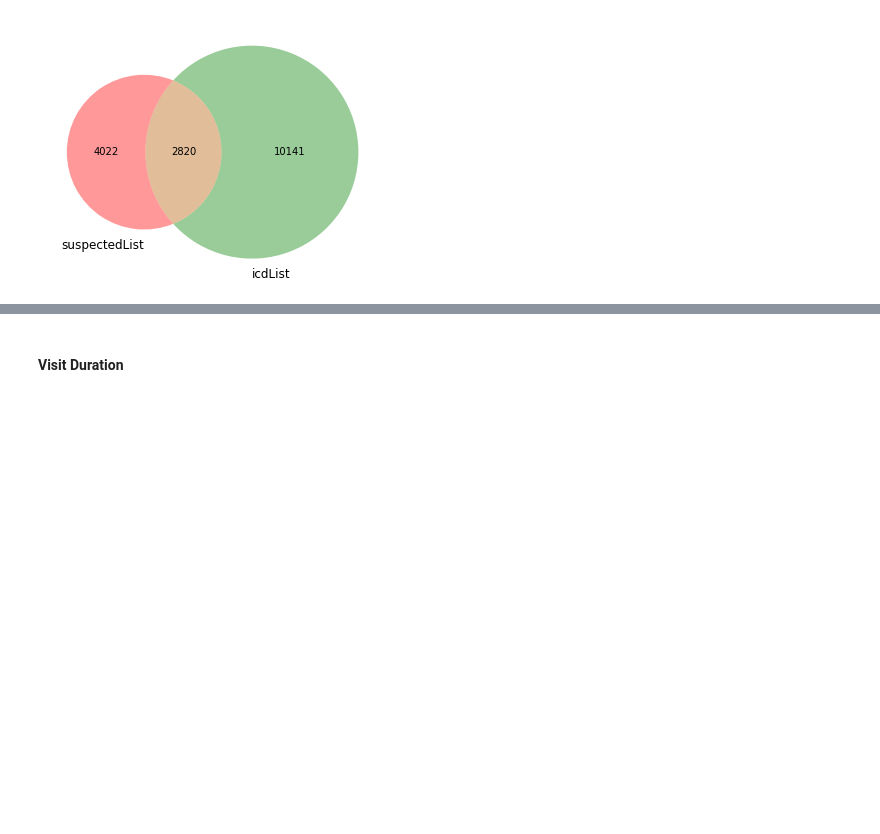
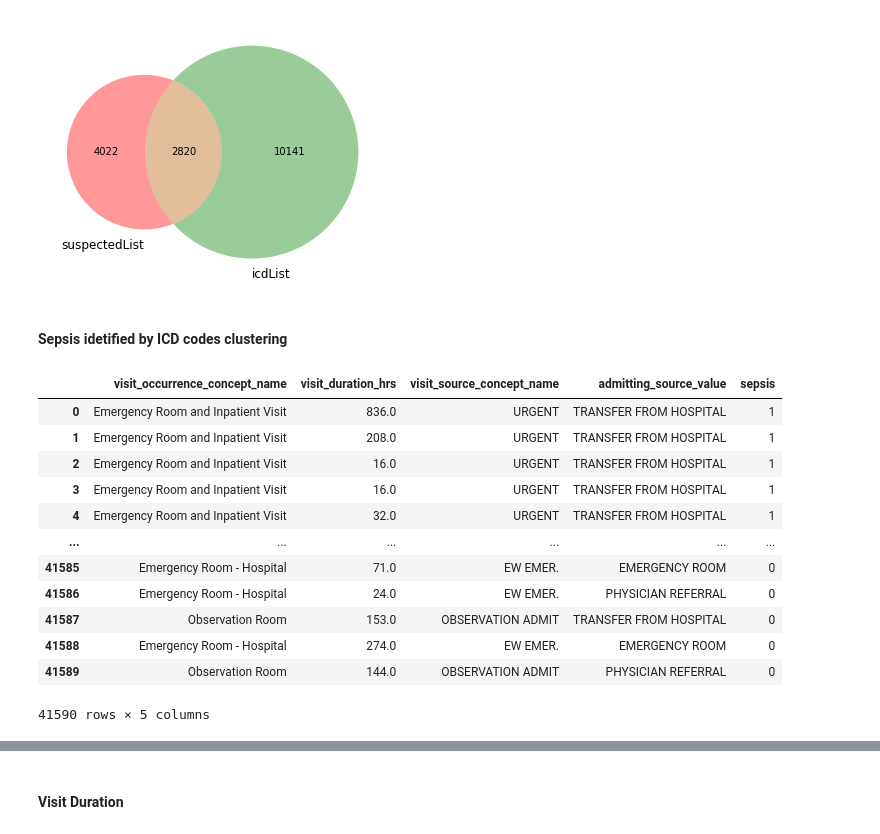
Before and after one commit to ryashpal/ML, a Jupyter notebook: mortality/explore_omop.ipynb, the cells around one changed output, grey strips where cells are left out. Saved outputs shown, nothing was run; the diff lists cells and outputs as text; code cells hidden in the pictures; blank space fills up the shorter version.

```diff
--- a/mortality/explore_omop.ipynb
+++ b/mortality/explore_omop.ipynb
@@ -165,3 +194,23 @@ venn2([suppectedOnlyCount, icdOnlyCount, overlapCount], ('suspectedList', 'icdLi
 plt.show()
 # %% [output]
 [figure]
+# %% [markdown]
+#### Sepsis idetified by ICD codes clustering
+# %%
+clusteringDf = staticDf2[["visit_occurrence_concept_name", "visit_duration_hrs", "visit_source_concept_name", "admitting_source_value", "sepsis"]]
+# %%
+clusteringDf
+# %% [output]
+|  | visit_occurrence_concept_name | visit_duration_hrs | visit_source_concept_name | admitting_source_value | sepsis |
+| 0 | Emergency Room and Inpatient Visit | 836.0 | URGENT | TRANSFER FROM HOSPITAL | 1 |
+| 1 | Emergency Room and Inpatient Visit | 208.0 | URGENT | TRANSFER FROM HOSPITAL | 1 |
+| 2 | Emergency Room and Inpatient Visit | 16.0 | URGENT | TRANSFER FROM HOSPITAL | 1 |
+| 3 | Emergency Room and Inpatient Visit | 16.0 | URGENT | TRANSFER FROM HOSPITAL | 1 |
+| 4 | Emergency Room and Inpatient Visit | 32.0 | URGENT | TRANSFER FROM HOSPITAL | 1 |
+| ... | ... | ... | ... | ... | ... |
+| 41585 | Emergency Room - Hospital | 71.0 | EW EMER. | EMERGENCY ROOM | 0 |
+| 41586 | Emergency Room - Hospital | 24.0 | EW EMER. | PHYSICIAN REFERRAL | 0 |
+| 41587 | Observation Room | 153.0 | OBSERVATION ADMIT | TRANSFER FROM HOSPITAL | 0 |
+| 41588 | Emergency Room - Hospital | 274.0 | EW EMER. | EMERGENCY ROOM | 0 |
+| 41589 | Observation Room | 144.0 | OBSERVATION ADMIT | PHYSICIAN REFERRAL | 0 |
+41590 rows × 5 columns
```
Also changed, not shown: parts of 11 cells of this notebook, 1 other file.
